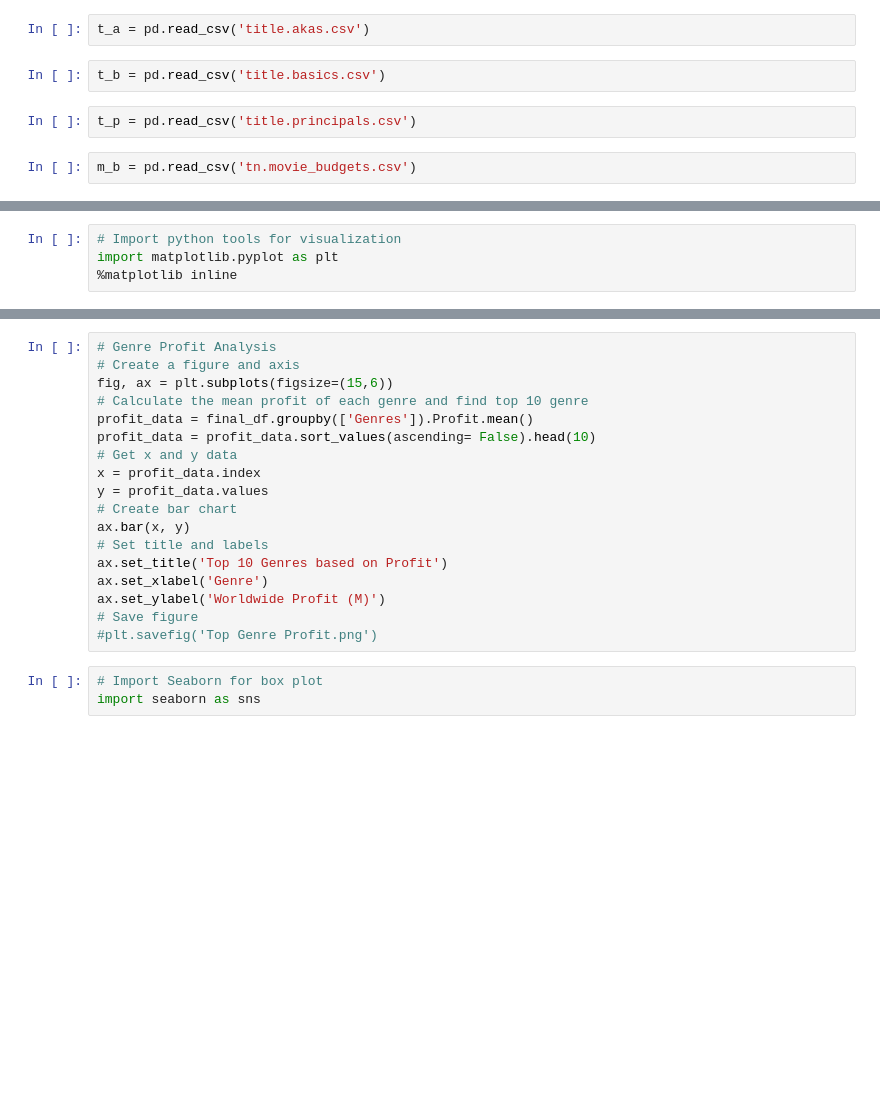
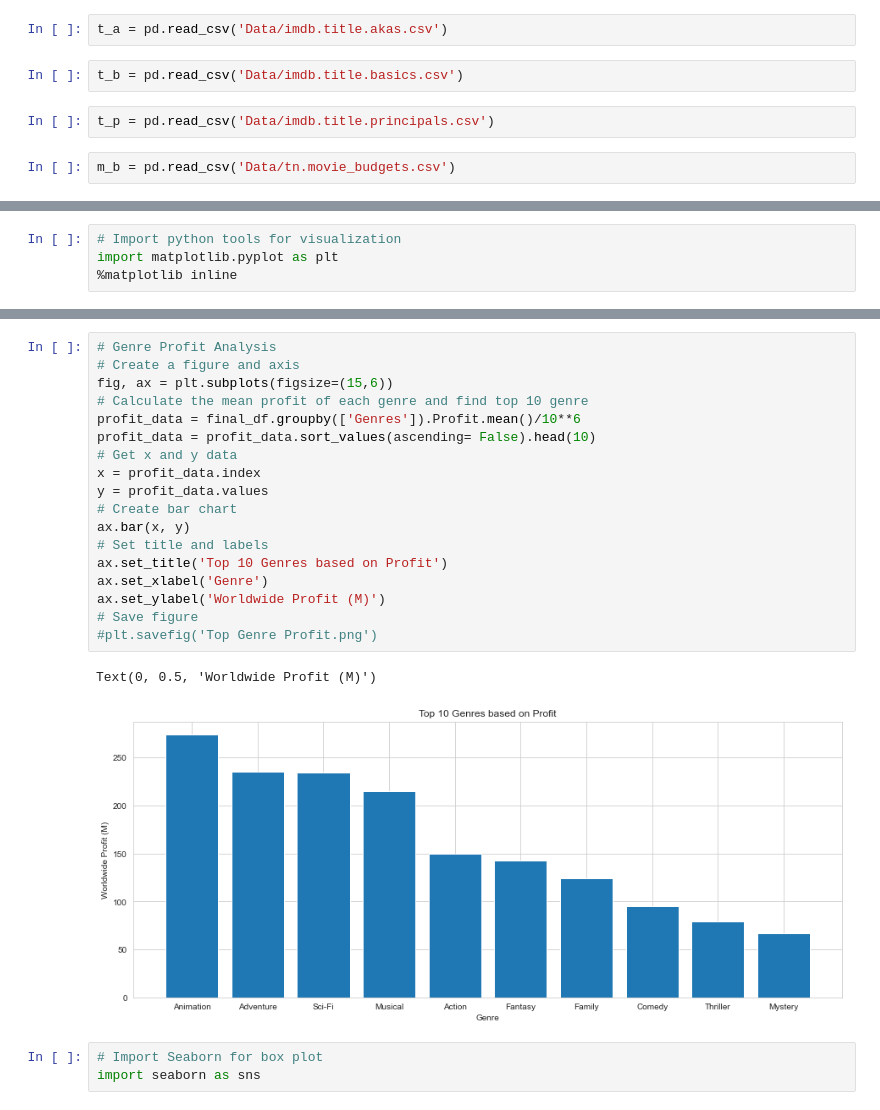
Before and after one commit to Jyve00/Microsoft_Movie_Project, a Jupyter notebook: Movie_Project_Draft.ipynb, the cells around one changed output, grey strips where cells are left out. Cells and saved outputs as stored; diff of their text form; blank space fills up the shorter version.

Commit message:
creating images folder

```diff
--- a/Movie_Project_Draft.ipynb
+++ b/Movie_Project_Draft.ipynb
@@ -26,11 +25,11 @@ n_b = pd.read_csv('name.basics.csv')
 # %%
-t_a = pd.read_csv('title.akas.csv')
+t_a = pd.read_csv('Data/imdb.title.akas.csv')
 # %%
-t_b = pd.read_csv('title.basics.csv')
+t_b = pd.read_csv('Data/imdb.title.basics.csv')
 # %%
-t_p = pd.read_csv('title.principals.csv')
+t_p = pd.read_csv('Data/imdb.title.principals.csv')
 # %%
-m_b = pd.read_csv('tn.movie_budgets.csv')
+m_b = pd.read_csv('Data/tn.movie_budgets.csv')
 # %%
 # Find columns to merge on
 print('< n_b >')
@@ -244,21 +493,24 @@ ax.set_ylabel('ROI')
 # %%
 # Genre Profit Analysis
 # Create a figure and axis
 fig, ax = plt.subplots(figsize=(15,6))
 # Calculate the mean profit of each genre and find top 10 genre
-profit_data = final_df.groupby(['Genres']).Profit.mean()
+profit_data = final_df.groupby(['Genres']).Profit.mean()/10**6
 profit_data = profit_data.sort_values(ascending= False).head(10)
 # Get x and y data
 x = profit_data.index
 y = profit_data.values
 # Create bar chart
 ax.bar(x, y)
 # Set title and labels
 ax.set_title('Top 10 Genres based on Profit')
 ax.set_xlabel('Genre')
 ax.set_ylabel('Worldwide Profit (M)')
 # Save figure
 #plt.savefig('Top Genre Profit.png')
+# %% [output]
+Text(0, 0.5, 'Worldwide Profit (M)')
+[figure, added]
 # %%
 # Import Seaborn for box plot
 import seaborn as sns
```
Also changed, not shown: parts of 40 cells of this notebook, 2 other files.
